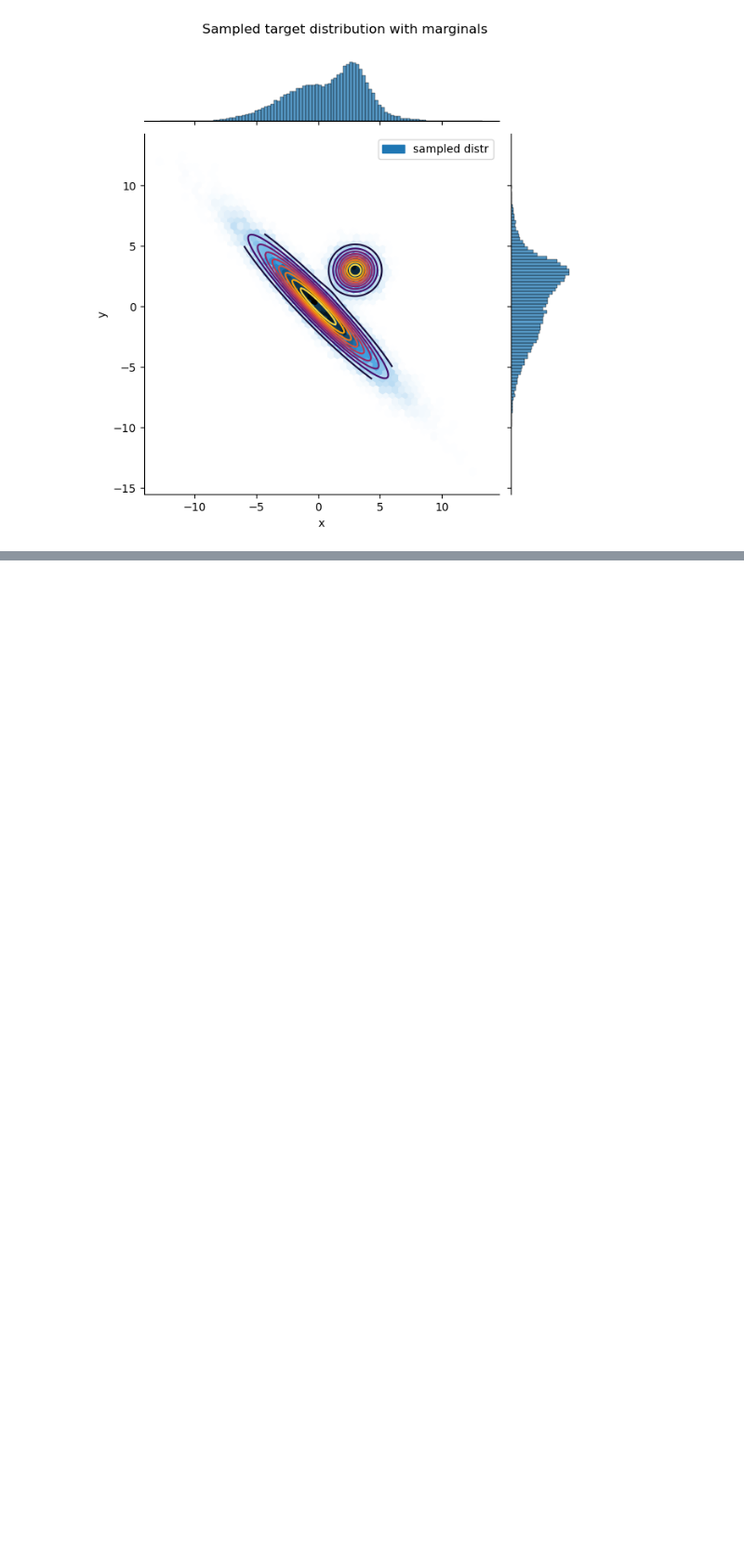
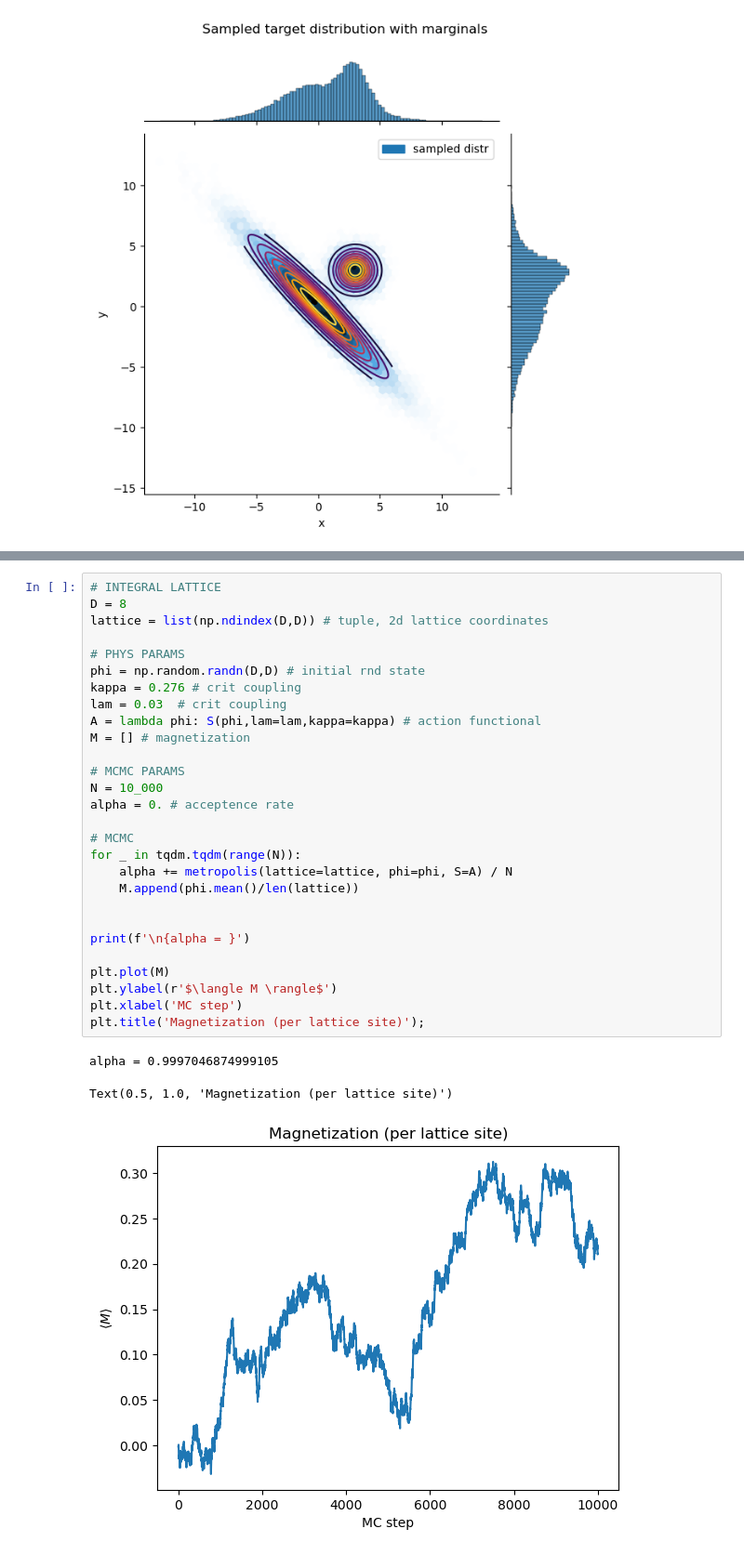
Before and after one commit to dHuberYoumans/CPNStN, a Jupyter notebook: MCMC/MCMC.ipynb, the cells around one changed output, grey strips where cells are left out. Shown: that part at 93% size. Cells and saved outputs as stored; diff of their text form; blank space fills up the shorter version.

Commit message:
lattice toy model
magnetization doesn't work

```diff
--- a/MCMC/MCMC.ipynb
+++ b/MCMC/MCMC.ipynb
@@ -430,0 +491,32 @@ plt.legend();
+# %%
+# INTEGRAL LATTICE
+D = 8
+lattice = list(np.ndindex(D,D)) # tuple, 2d lattice coordinates
+
+# PHYS PARAMS
+phi = np.random.randn(D,D) # initial rnd state
+kappa = 0.276 # crit coupling
+lam = 0.03  # crit coupling
+A = lambda phi: S(phi,lam=lam,kappa=kappa) # action functional
+M = [] # magnetization
+
+# MCMC PARAMS
+N = 10_000
+alpha = 0. # acceptence rate
+
+# MCMC
+for _ in tqdm.tqdm(range(N)):
+    alpha += metropolis(lattice=lattice, phi=phi, S=A) / N
+    M.append(phi.mean()/len(lattice))
+
+
+print(f'\n{alpha = }')
+
+plt.plot(M)
+plt.ylabel(r'$\langle M \rangle$')
+plt.xlabel('MC step')
+plt.title('Magnetization (per lattice site)');
+# %% [output]
+alpha = 0.9997046874999105
+Text(0.5, 1.0, 'Magnetization (per lattice site)')
+[figure, added]
```
Also changed, not shown: parts of 10 cells of this notebook.
